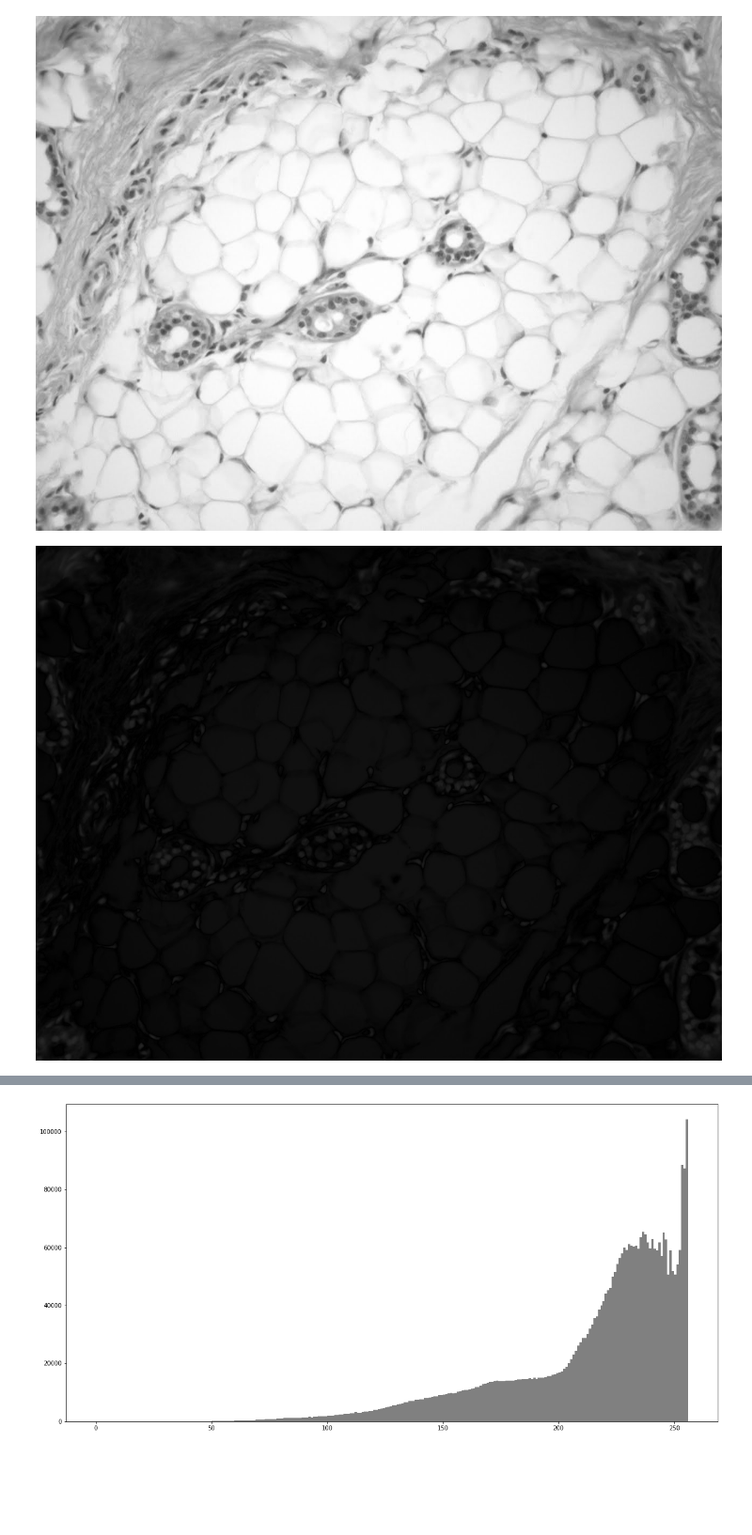
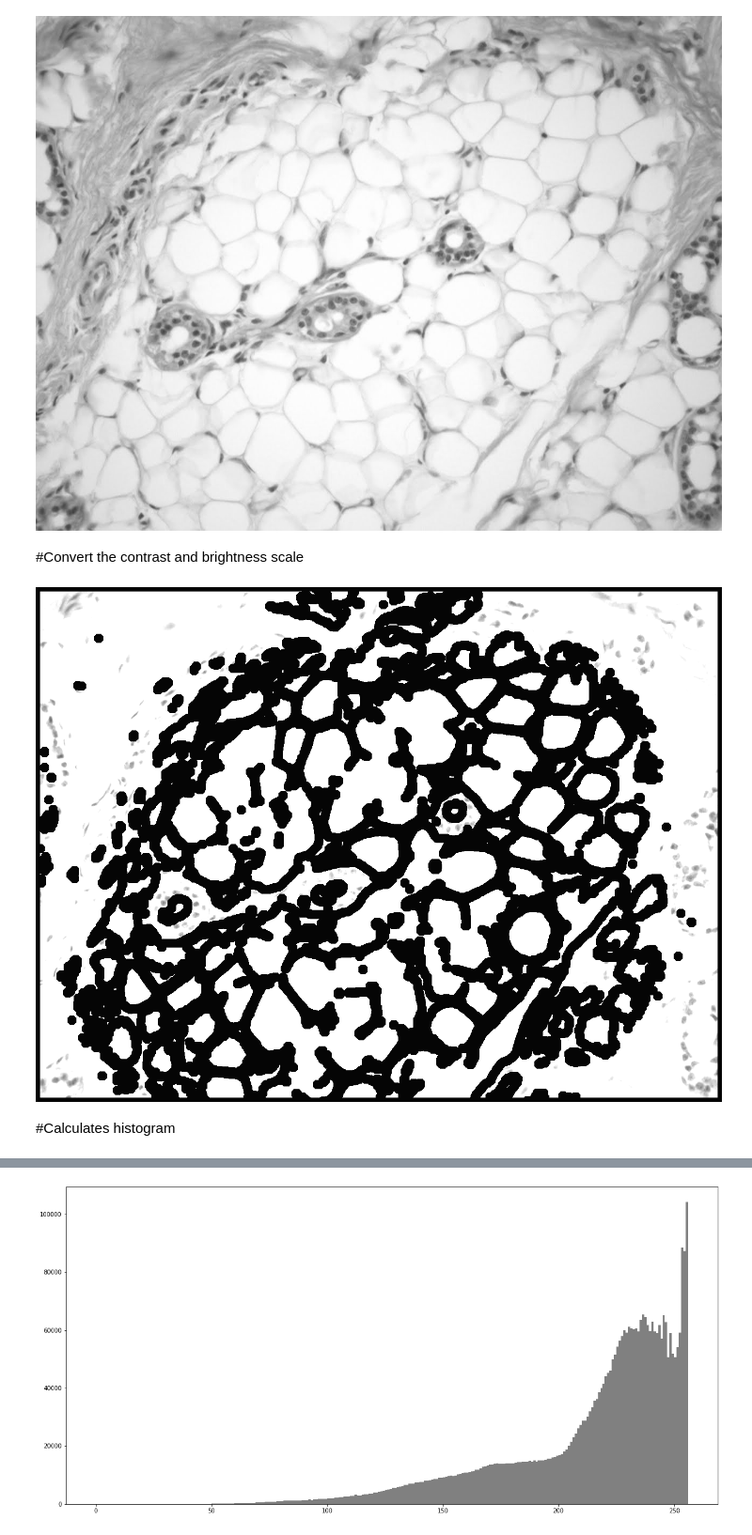
Before and after one commit to BrunoASNascimento/image-processing-study, a Jupyter notebook: cell_biology.ipynb, the cells around one changed output, grey strips where cells are left out. Shown at 94% size. Saved outputs shown, nothing was run; the diff lists cells and outputs as text; code cells hidden in the pictures; blank space fills up the shorter version.

```diff
--- a/cell_biology.ipynb
+++ b/cell_biology.ipynb
@@ -46,10 +40,14 @@ img_gray = cv2.cvtColor(img, cv2.COLOR_BGR2GRAY)
 cv2_imshow(img_gray)
 # %% [output]
 [figure]
+# %% [markdown]
+#Convert the contrast and brightness scale
 # %%
-new_image = cv2.convertScaleAbs(img_gray, alpha=-0.3, beta=60)
+new_image = cv2.convertScaleAbs(img_gray, alpha=-2, beta=5)
 cv2_imshow(new_image)
 # %% [output]
-[figure, old version]
+[figure, new version]
+# %% [markdown]
+#Calculates histogram
 # %%
 hist = cv2.calcHist([img_gray],[0],None,[256],[0,256])
```
Also changed, not shown: parts of 14 cells of this notebook.
